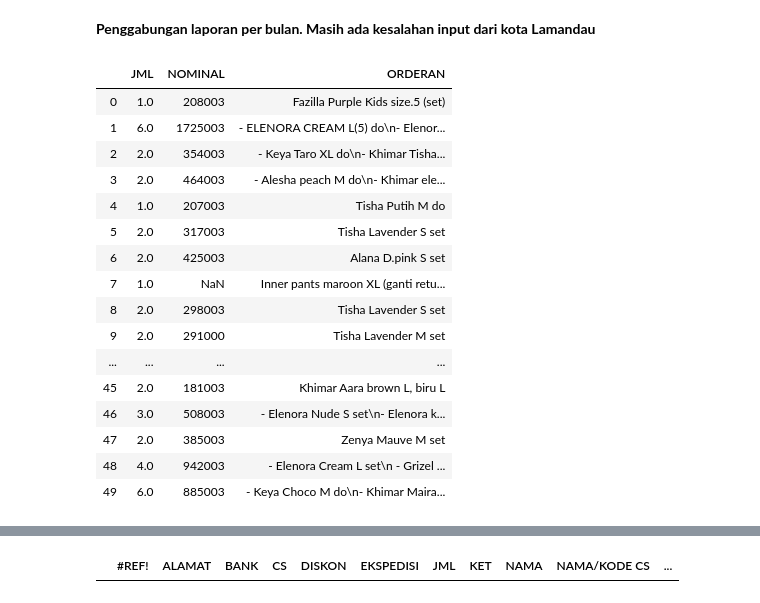
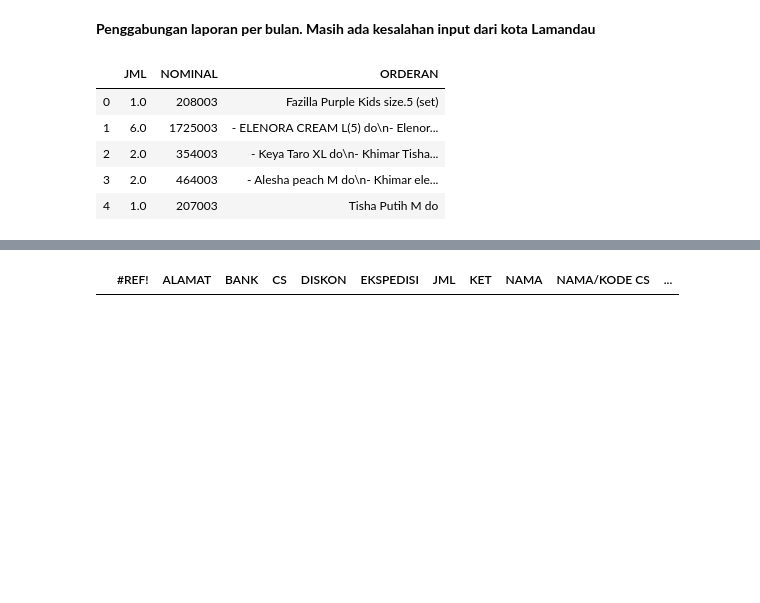
Before and after one commit to rifqisulistya/sales-analysis, a Jupyter notebook: Seikha.ipynb, the cells around one changed output, grey strips where cells are left out. Drawn from its saved outputs; the diff is of its cells as text; code cells hidden in the pictures; blank space fills up the shorter version.

```diff
--- a/Seikha.ipynb
+++ b/Seikha.ipynb
@@ -17,27 +18,16 @@ import os
 # %%
 # Pakai file all_data_sheika_edit -> Error di kota Lamandau sudah solved
 
 all_data = pd.read_excel("all_data_sheika_edit.xlsx")
 # all_data = pd.read_csv("all_data_sheika.csv")
-all_data[['JML', 'NOMINAL', 'ORDERAN']].head(50)
+all_data[['JML', 'NOMINAL', 'ORDERAN']].head()
 # %% [output]
 |  | JML | NOMINAL | ORDERAN |
 | 0 | 1.0 | 208003 | Fazilla Purple Kids size.5 (set) |
 | 1 | 6.0 | 1725003 | - ELENORA CREAM L(5) do\n- Elenor... |
 | 2 | 2.0 | 354003 | - Keya Taro XL do\n- Khimar Tisha... |
 | 3 | 2.0 | 464003 | - Alesha peach M do\n- Khimar ele... |
 | 4 | 1.0 | 207003 | Tisha Putih M do |
-| 5 | 2.0 | 317003 | Tisha Lavender S set |
-| 6 | 2.0 | 425003 | Alana D.pink S set |
-| 7 | 1.0 | NaN | Inner pants maroon XL (ganti retu... |
-| 8 | 2.0 | 298003 | Tisha Lavender S set |
-| 9 | 2.0 | 291000 | Tisha Lavender M set |
-| ... | ... | ... | ... |
-| 45 | 2.0 | 181003 | Khimar Aara brown L, biru L |
-| 46 | 3.0 | 508003 | - Elenora Nude S set\n- Elenora k... |
-| 47 | 2.0 | 385003 | Zenya Mauve M set |
-| 48 | 4.0 | 942003 | - Elenora Cream L set\n - Grizel ... |
-| 49 | 6.0 | 885003 | - Keya Choco M do\n- Khimar Maira... |
 # %%
 # Find NAN
 #nan_df = all_data[all_data['NOMINAL'].isna()]
```
Also changed, not shown: parts of 33 cells of this notebook.
